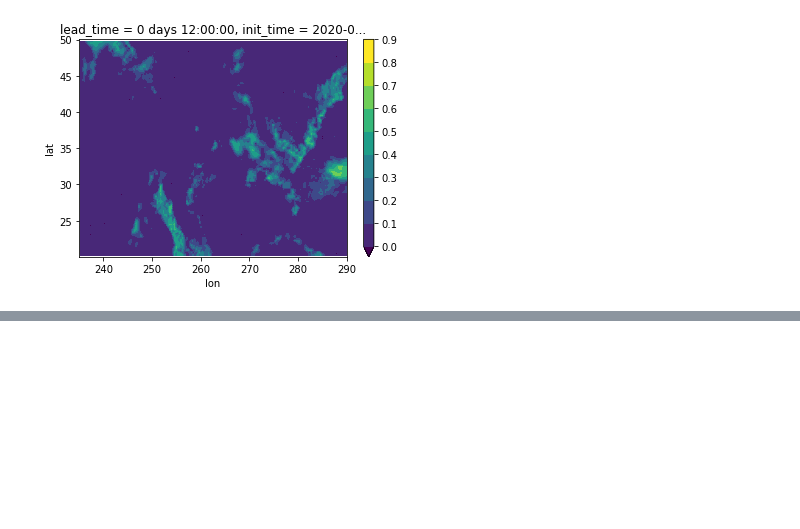
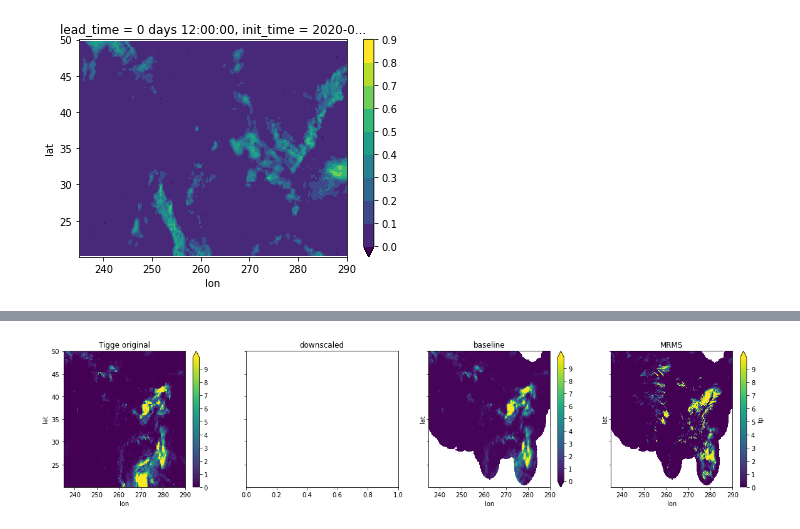
Before and after one commit to raspstephan/nwp-downscale, a Jupyter notebook: notebooks/MH_notebooks/03_Develop_baseline.ipynb, the cells around one changed output, grey strips where cells are left out. Cells and saved outputs as stored; diff of their text form; code cells hidden in the pictures; blank space fills up the shorter version.

```diff
--- a/notebooks/MH_notebooks/03_Develop_baseline.ipynb
+++ b/notebooks/MH_notebooks/03_Develop_baseline.ipynb
@@ -340,0 +259,27 @@ array([[[nan, nan, nan, ..., nan, nan, nan],
+# %%
+def get_eval_mask(criterion='radarquality', rq_threshold = -1,
+                rq_fn = '/datadrive/mrms/4km/RadarQuality.nc', ds = None):
+    """ Returns a lon-lat mask which area we evaluate on.
+        The radar quality mask is used to determine this.
+
+        criterion: criterion to apply. ('radarquality', 'patchareas')
+        rq_threshold: threshold for 'radarquality'-criterion.
+                    -1 covers everything with radar availability.
+                    Larger thresholds require higher quality.
+        ds: If patchareas criterion, the tiggemrmsm object is required
+                    to get the radarmask for the patches.
+
+        Returns: boolean xr-dataarray, with same lon-lat dimensions
+            as the radar data.
+    """
+    if criterion =='radarquality': # use rq>rq-threshold as criterion
+        rq = xr.open_dataarray(rq_fn)
+        eval_mask = rq>rq_threshold
+    if criterion == 'patchareas':
+        eval_mask = ds.rqmask
+    return eval_mask
+# %%
+eval_mask = get_eval_mask()
+eval_mask['lat']=mrms.lat # somehow rq has weird lon lat values!
+eval_mask['lon']=mrms.lon
+eval_mask
@@ -340,0 +305,6 @@ array([[[nan, nan, nan, ..., nan, nan, nan],
+# %%
+ti=22
+_,_ = compare_fields(tigge.isel(valid_time=ti), y_b =baseline.where(eval_mask).isel(valid_time=ti),
+               y = mrms.isel(time=ti).where(eval_mask))
+# %% [output]
+[figure, added]
```
Also changed, not shown: parts of 37 cells of this notebook.
